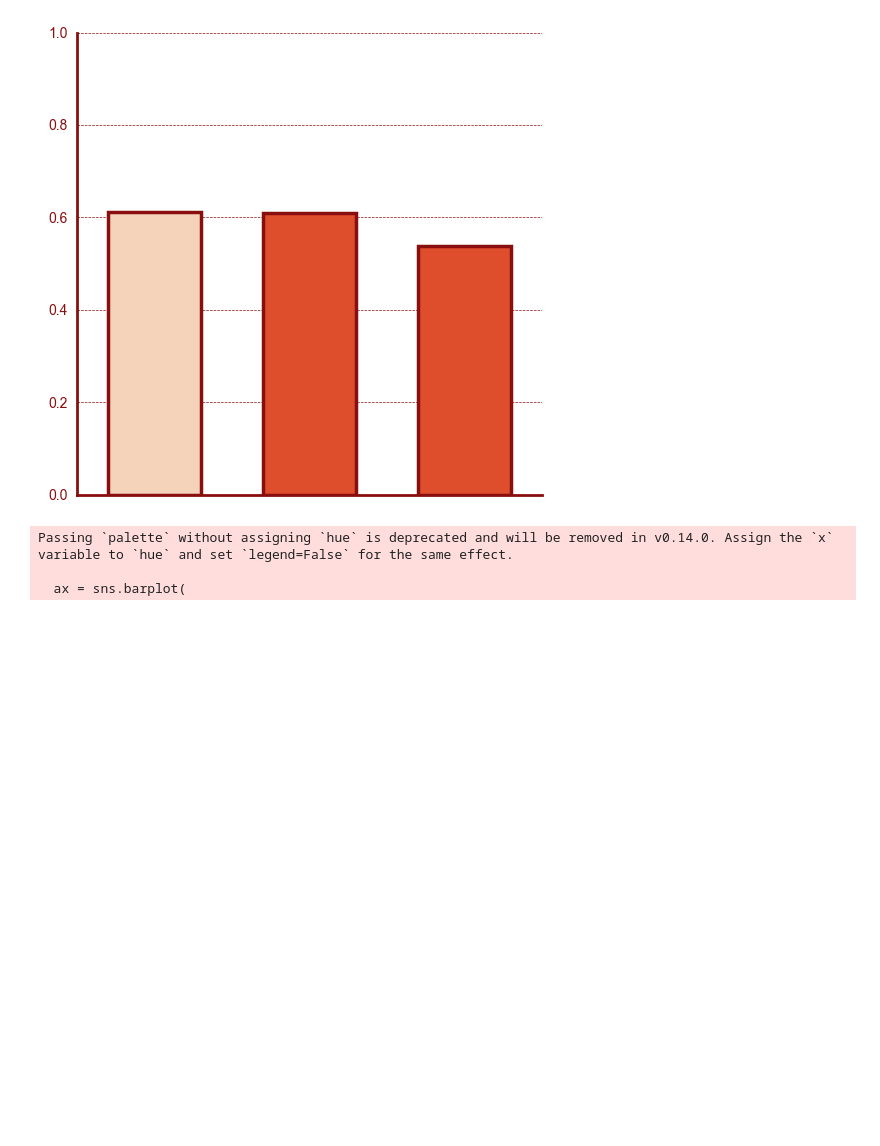
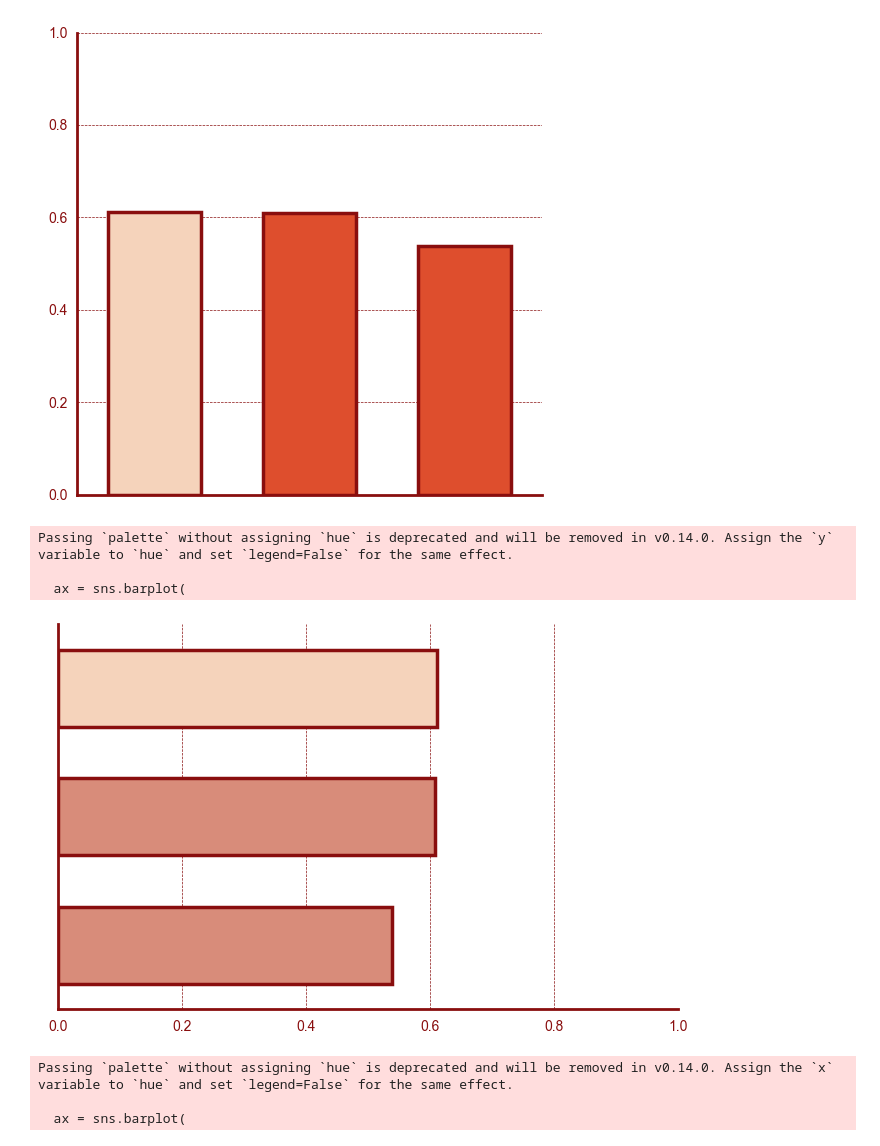
Before and after one commit to AlojzyPrzecinak/Thesis2, a Jupyter notebook: plots.ipynb, the cells around one changed output. Drawn from its saved outputs; the diff is of its cells as text; code cells hidden in the pictures; blank space fills up the shorter version.

```diff
--- a/plots.ipynb
+++ b/plots.ipynb
@@ -165,6 +165,64 @@ Passing `palette` without assigning `hue` is deprecated and will be removed in v
 
   ax = sns.barplot(
 [figure]
+# %%
+# Filtering the data for CLIP model
+clip_data = df[df['Model'] == 'CLIP']
+
+# Create a list of colors for the bars matching the dataset order for CLIP
+colors = [dataset_colors[dataset] for dataset in clip_data['Dataset']]
+
+
+plt.figure(figsize=(8, 5))
+
+# Plot for CLIP
+ax = sns.barplot(
+    data=clip_data,
+    x='Accuracy',
+    y='Dataset',
+    palette=colors,  # Apply the custom colors
+    edgecolor='#890E0E',  # Set the color of the bar edges
+    linewidth=2.5,  # Set the thickness of the bar edges
+    width=0.6
+)
+#ax.set_title('Accuracy of CLIP Across Different Datasets')
+ax.set_xlim(0.0, 1.0)  # Adjust based on your accuracy range
+#plt.show()
+
+# Remove all labels and title
+ax.set_title('')  # Remove the title
+ax.set_xlabel('')  # Remove x-axis label
+ax.set_ylabel('')  # Remove y-axis label
+#ax.set_xticklabels([])  # Remove x-axis tick labels
+ax.set_yticklabels([])  # Remove y-axis tick labels
+ax.xaxis.grid(False)  # Disable y-axis grid lines
+
+# Remove top and right spines
+ax.spines['top'].set_visible(False)  # Hide the top spine
+ax.spines['right'].set_visible(False)  # Hide the right spine
+
+# Thicken the axes lines
+for spine in ax.spines.values():
+    spine.set_linewidth(2)  # Set the thickness of the axes lines
+
+# Set horizontal grid lines to be dotted
+ax.xaxis.grid(True, linestyle='--', linewidth=0.5)
+
+# Optionally, remove the legend if it exists
+ax.legend().remove()
+#ax.set_title('Accuracy of CLIP Across Different Datasets')
+#ax.set_ylim(0.0, 1.0)  # Adjust based on your accuracy range
+
+# Save the figure as an SVG file
+plt.savefig('plots/CLIPHorizontal.svg', format='svg', transparent=True)
+
+
+plt.show()
+# %% [output]
+Passing `palette` without assigning `hue` is deprecated and will be removed in v0.14.0. Assign the `y` variable to `hue` and set `legend=False` for the same effect.
+
+  ax = sns.barplot(
+[figure, added]
 # %%
 # Filtering the data for CLIP model
 clip_data = df[df['Model'] == 'Gemini']
```
Also changed, not shown: parts of 6 cells of this notebook, 1 other file.
